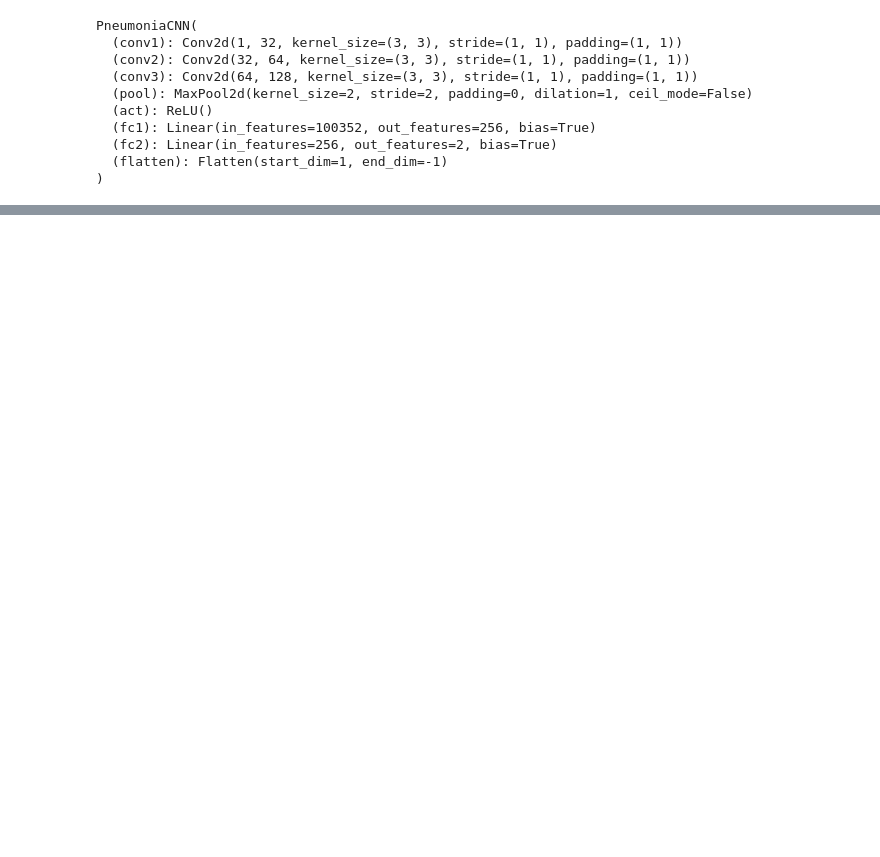
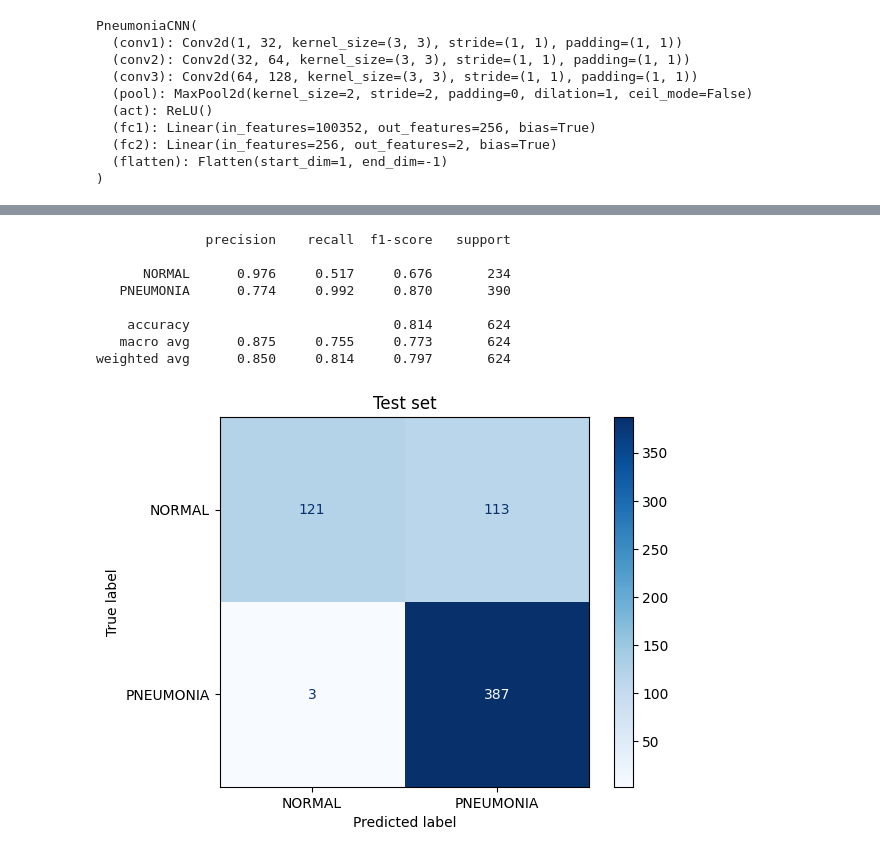
Before and after one commit to psihea1/pneumonia_detector, a Jupyter notebook: notebooks/pneumonia_detection.ipynb, the cells around one changed output, grey strips where cells are left out. Saved outputs shown, nothing was run; the diff lists cells and outputs as text; code cells hidden in the pictures; blank space fills up the shorter version.

Commit message:
Evaluate baseline on test set

```diff
--- a/notebooks/pneumonia_detection.ipynb
+++ b/notebooks/pneumonia_detection.ipynb
@@ -195,0 +205,30 @@ plt.show()
+# %%
+from sklearn.metrics import classification_report, confusion_matrix, ConfusionMatrixDisplay
+
+model.load_state_dict(torch.load('best_model.pth'))
+model.eval()
+
+all_preds, all_targets = [], []
+with torch.no_grad():
+    for x, targets in test_loader:
+        preds = model(x.to(device)).argmax(dim=1).cpu()
+        all_preds.extend(preds.tolist())
+        all_targets.extend(targets.tolist())
+
+print(classification_report(all_targets, all_preds, target_names=test_data.classes, digits=3))
+
+cm = confusion_matrix(all_targets, all_preds)
+ConfusionMatrixDisplay(cm, display_labels=test_data.classes).plot(cmap='Blues')
+plt.title('Test set')
+plt.savefig('confusion_matrix.png', dpi=150)
+plt.show()
+# %% [output]
+              precision    recall  f1-score   support
+
+      NORMAL      0.976     0.517     0.676       234
+   PNEUMONIA      0.774     0.992     0.870       390
+
+    accuracy                          0.814       624
+   macro avg      0.875     0.755     0.773       624
+weighted avg      0.850     0.814     0.797       624
+[figure, added]
```
Also changed, not shown: parts of 4 cells of this notebook, 3 other files.
